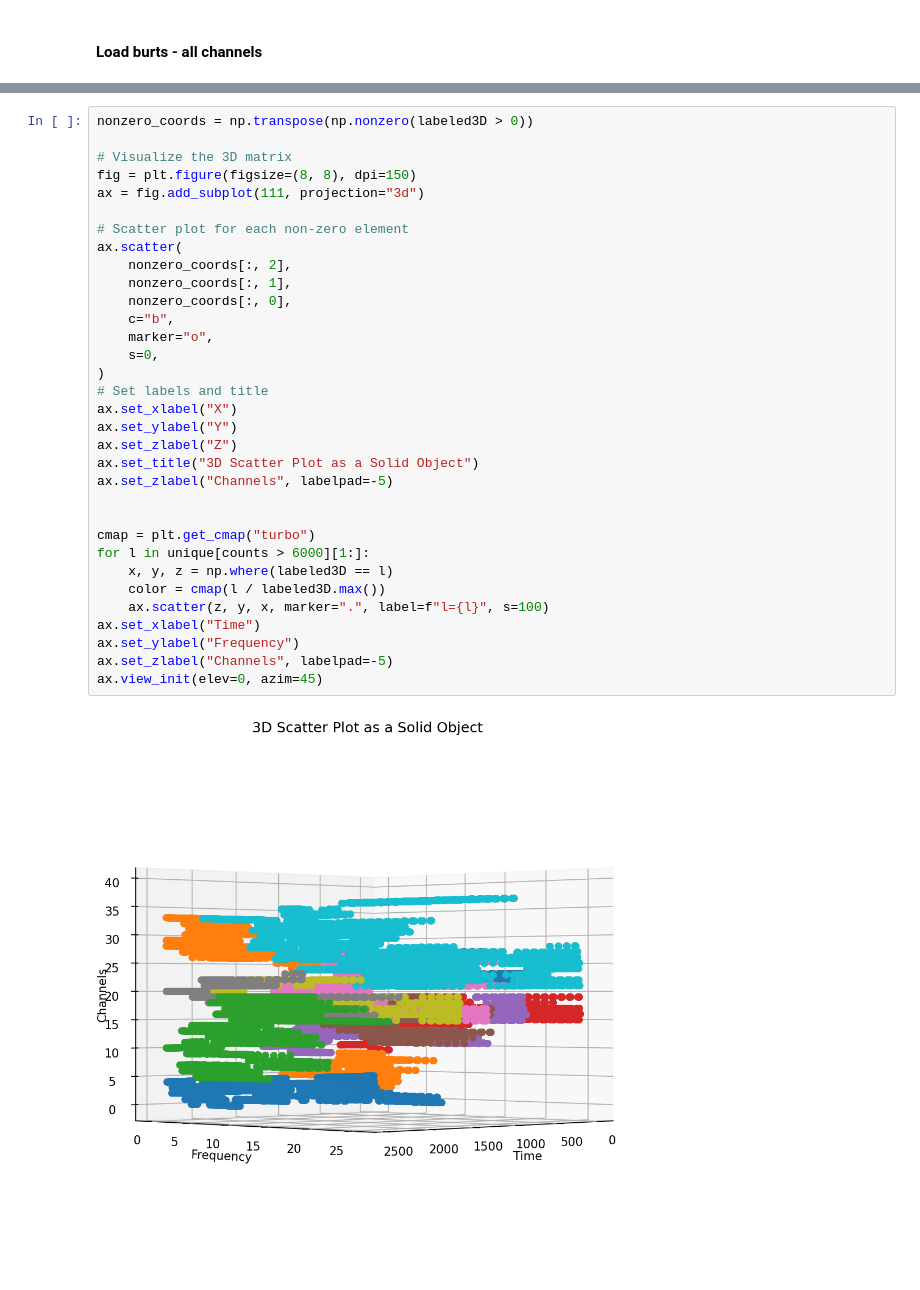
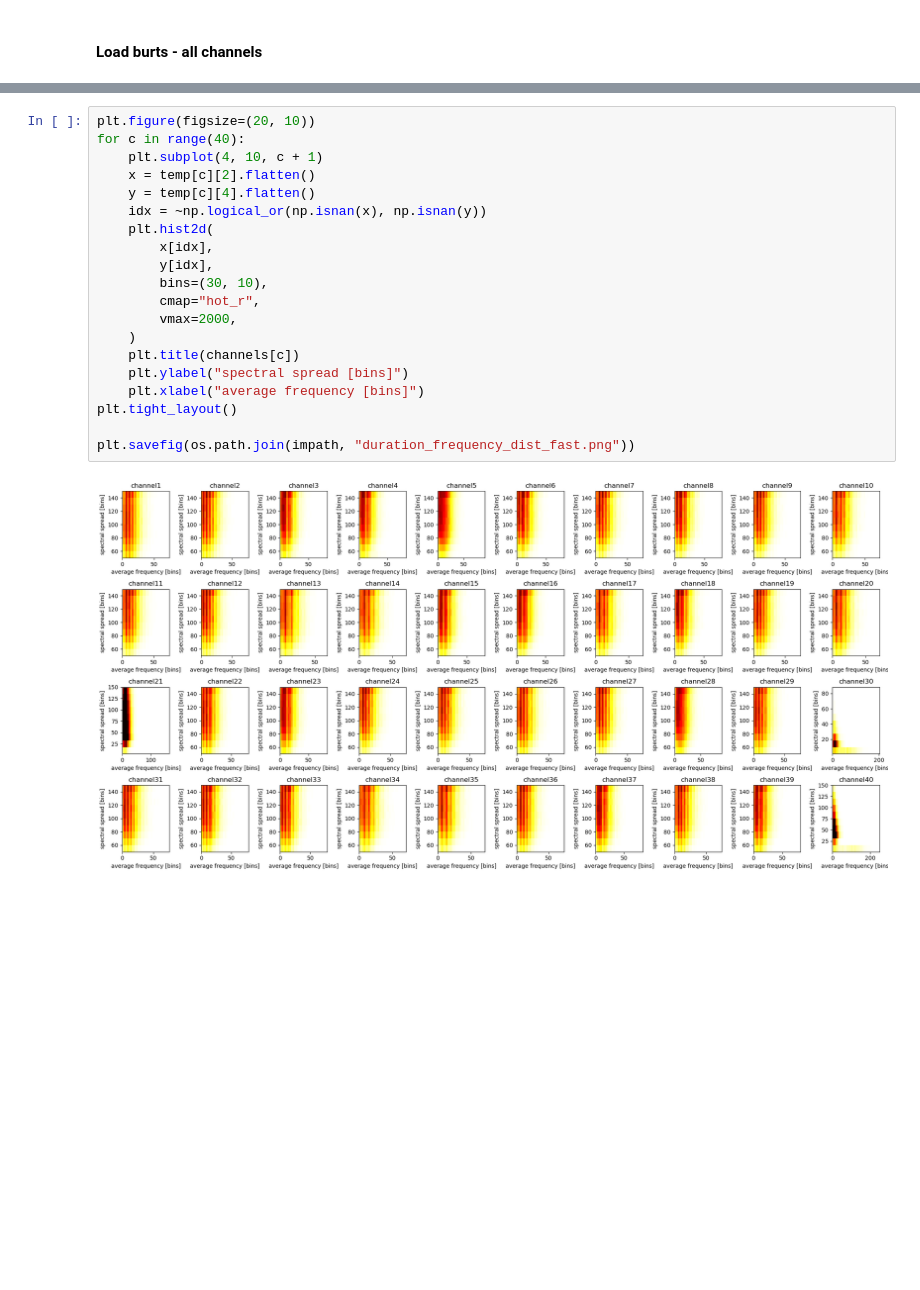
Before and after one commit to ViniciusLima94/vanderbilt, a Jupyter notebook: notebooks/5_Burst_Stats.ipynb, the cells around one changed output, grey strips where cells are left out. Drawn from its saved outputs; the diff is of its cells as text; blank space fills up the shorter version.

```diff
--- a/notebooks/5_Burst_Stats.ipynb
+++ b/notebooks/5_Burst_Stats.ipynb
@@ -542,35 +512,22 @@ unique[counts > 6000][1:].shape
-# %%
-nonzero_coords = np.transpose(np.nonzero(labeled3D > 0))
-
-# Visualize the 3D matrix
-fig = plt.figure(figsize=(8, 8), dpi=150)
-ax = fig.add_subplot(111, projection="3d")
-
-# Scatter plot for each non-zero element
-ax.scatter(
-    nonzero_coords[:, 2],
-    nonzero_coords[:, 1],
-    nonzero_coords[:, 0],
-    c="b",
-    marker="o",
-    s=0,
-)
-# Set labels and title
-ax.set_xlabel("X")
-ax.set_ylabel("Y")
-ax.set_zlabel("Z")
-ax.set_title("3D Scatter Plot as a Solid Object")
-ax.set_zlabel("Channels", labelpad=-5)
-
-
-cmap = plt.get_cmap("turbo")
-for l in unique[counts > 6000][1:]:
-    x, y, z = np.where(labeled3D == l)
-    color = cmap(l / labeled3D.max())
-    ax.scatter(z, y, x, marker=".", label=f"l={l}", s=100)
-ax.set_xlabel("Time")
-ax.set_ylabel("Frequency")
-ax.set_zlabel("Channels", labelpad=-5)
-ax.view_init(elev=0, azim=45)
-# %% [output]
-[figure, removed]
+# %%
+plt.figure(figsize=(20, 10))
+for c in range(40):
+    plt.subplot(4, 10, c + 1)
+    x = temp[c][2].flatten()
+    y = temp[c][4].flatten()
+    idx = ~np.logical_or(np.isnan(x), np.isnan(y))
+    plt.hist2d(
+        x[idx],
+        y[idx],
+        bins=(30, 10),
+        cmap="hot_r",
+        vmax=2000,
+    )
+    plt.title(channels[c])
+    plt.ylabel("spectral spread [bins]")
+    plt.xlabel("average frequency [bins]")
+plt.tight_layout()
+
+plt.savefig(os.path.join(impath, "duration_frequency_dist_fast.png"))
+# %% [output]
+[figure, added]
```
Also changed, not shown: parts of 40 cells of this notebook, 5 other files.
